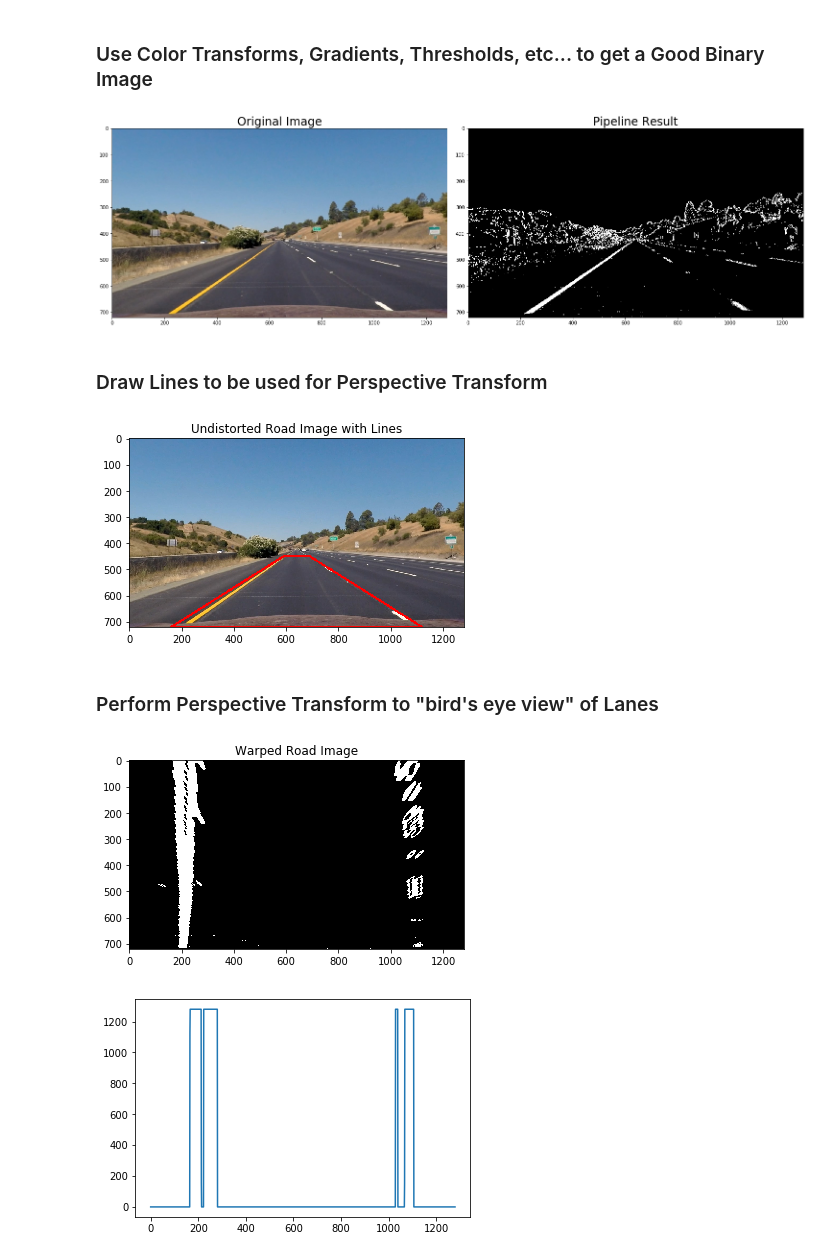
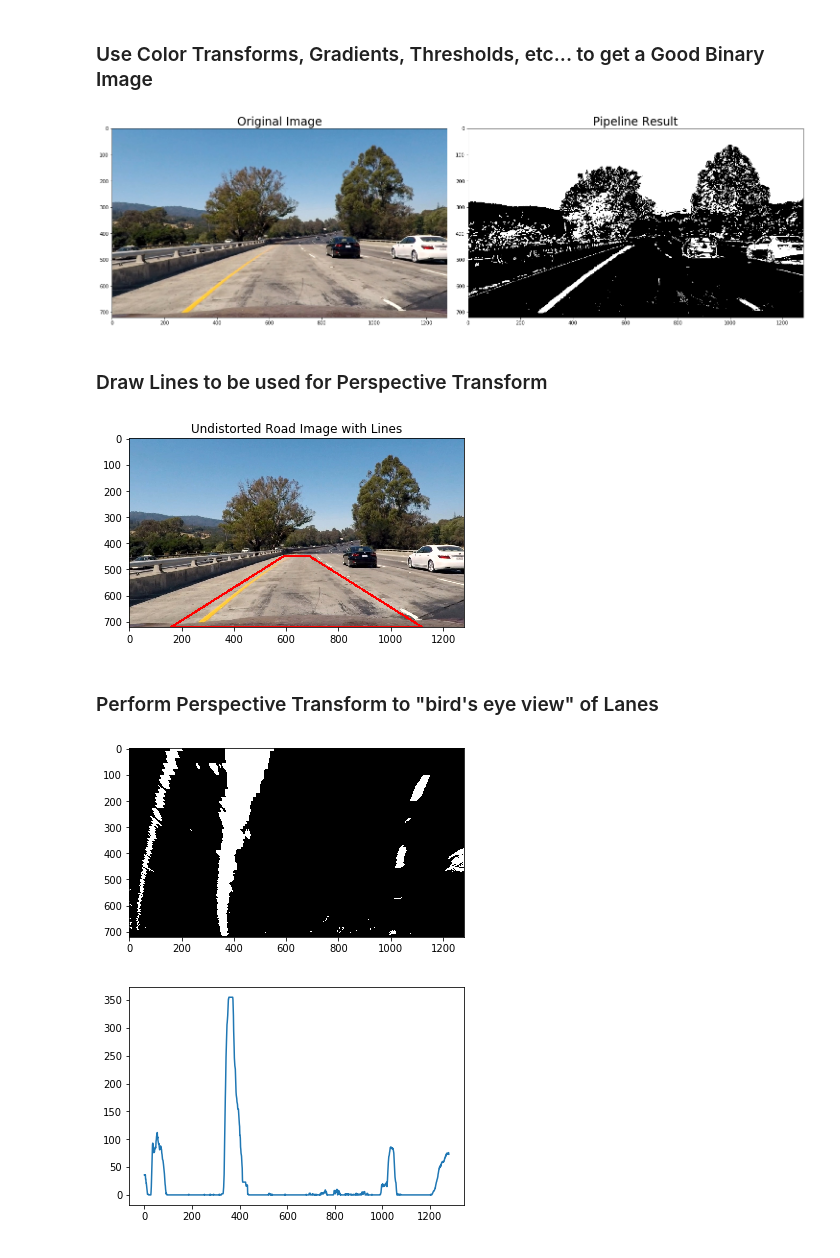
Before and after one commit to josephRog/CarND-Advanced-Lane-Lines, a Jupyter notebook: adv_lane_finding.ipynb, the cells around one changed output. Drawn from its saved outputs; the diff is of its cells as text; code cells hidden in the pictures.

```diff
--- a/adv_lane_finding.ipynb
+++ b/adv_lane_finding.ipynb
@@ -98,7 +98,8 @@ plt.title("Undistorted Chessboard Image")
 plt.show()
 
 # Original Road
-original_road = cv2.imread('./test_images/straight_lines1.jpg')
+#original_road = cv2.imread('./test_images/straight_lines2.jpg')
+original_road = cv2.imread('./test_images/test1.jpg')
 plt.imshow(cv2.cvtColor(original_road, cv2.COLOR_BGR2RGB))
 plt.title("Original Road Image")
 plt.show()
@@ -120,7 +121,7 @@ plt.show()
 image = np.copy(undistorted_road)
 
 # Function for converting BGR images to binary
-def binaryImage(img, s_thresh=(170, 255), sx_thresh=(20, 100)):
+def binaryImage(img, s_thresh=(90, 255), sx_thresh=(30, 150)):
 
     # Convert to HLS color space and separate the V channel
     img = np.copy(img)
@@ -166,7 +167,7 @@ plt.subplots_adjust(left=0., right=1, top=0.9, bottom=0.)
 
 plt.show()
 # %% [output]
-[figure, old version]
+[figure, new version]
 # %% [markdown]
 ### Draw Lines to be used for Perspective Transform
 # %%
@@ -197,46 +198,45 @@ plt.imshow(lined_image, cmap='gray')
 plt.title("Undistorted Road Image with Lines")
 plt.show()
 # %% [output]
-[figure, old version]
+[figure, new version]
 # %% [markdown]
 ### Perform Perspective Transform to "bird's eye view" of Lanes
 # %%
-
-
 road_src_points = np.array([list(bottom_left), list(top_left), list(top_right), list(bottom_right)],np.float32) # Points at the start
 
-point1 = list(bottom_left)
-
-point2 = [bottom_left[0]]
-point2.append(0)
-
-point3 = [bottom_right[0]]
-point3.append(0)
-
-point4 = list(bottom_right)
+point1 = [300,720]
+point2 = [300,0]
+point3 = [980,0]
+point4 = [980,720]
 
 #x = np.array([2,3,1,0])
 road_dst_points = np.array([point1, point2, point3, point4],np.float32) # Points after transform
 
 #print(road_src_points)
 #print(road_dst_points)
 
-warped_road = np.copy(image)
+binary_warped = np.copy(image)
 
 img_size = (image.shape[1], image.shape[0])
 M = cv2.getPerspectiveTransform(road_src_points, road_dst_points)
 # Warp the image using OpenCV warpPerspective()
-warped_road = cv2.warpPerspective(binary_image, M, img_size)
+#binary_warped = cv2.warpPerspective(binary_image, M, img_size)
+
+def warpImage(image, img_size, src, dst, M):
+    result = cv2.warpPerspective(image, M, img_size)
+    return result
 
 # Bird's Eye Road
-plt.imshow(warped_road, cmap='gray')
-plt.title("Warped Road Image")
+#plt.imshow(binary_warped, cmap='gray')
+#plt.title("Warped Road Image")
+test_warp = warpImage(binary_image, img_size, road_src_points, road_dst_points, M)
+plt.imshow(test_warp, cmap='gray')
 plt.show()
 
 # Plot Histogram
-histogram = np.sum(warped_road[warped_road[0],:], axis=0)
+histogram = np.sum(test_warp[test_warp.shape[0]//2:,:], axis=0)
 plt.plot(histogram)
 plt.show()
 # %% [output]
-[figure, old version]
+[figure, new version]
-[figure, old version]
+[figure, new version]
```
Also changed, not shown: parts of 14 cells of this notebook.
